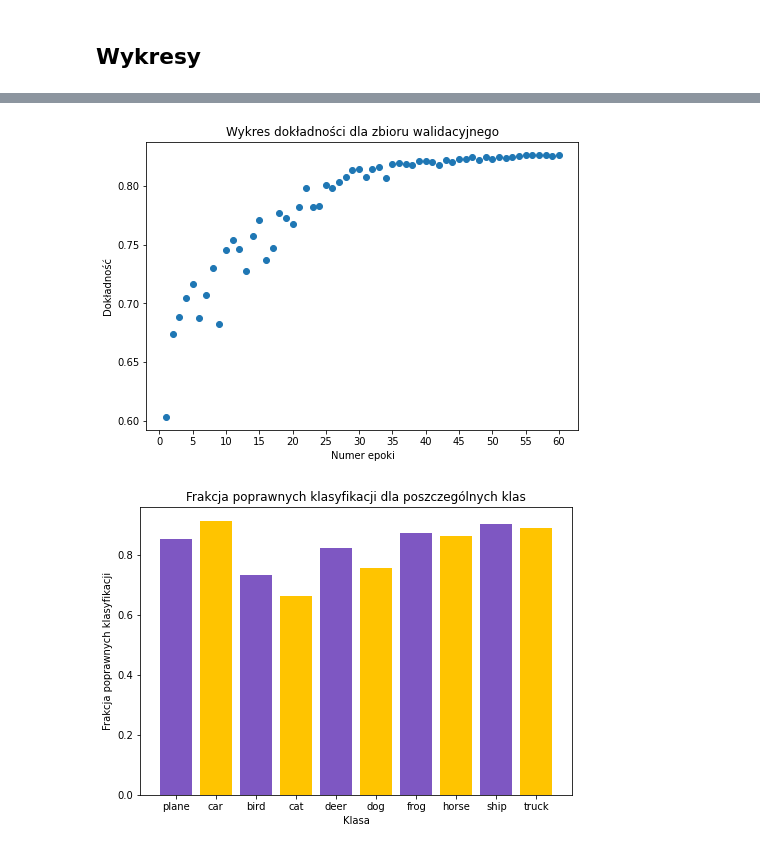
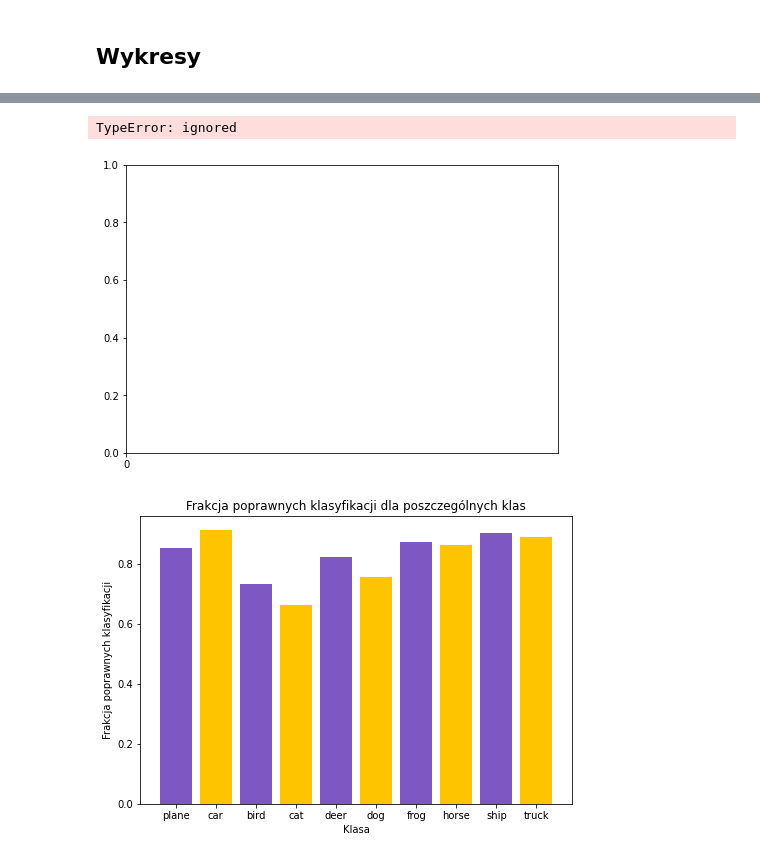
Before and after one commit to gvnbleid/2020-GUM, a Jupyter notebook: MGU_Projekt_2.ipynb, the cells around one changed output, grey strips where cells are left out. Saved outputs shown, nothing was run; the diff lists cells and outputs as text; code cells hidden in the pictures.

```diff
--- a/MGU_Projekt_2.ipynb
+++ b/MGU_Projekt_2.ipynb
@@ -325,7 +290,9 @@ if load_state:
 # %%
 #@title Metody augmentacji { run: "auto" }
 translation_checkbox = False #@param {type:"boolean"}
-flip_checkbox = False #@param {type:"boolean"}
+flip_checkbox = True #@param {type:"boolean"}
 rotation_checkbox = False #@param {type:"boolean"}
 noise_checkbox = False #@param {type:"boolean"}
+color_checkbox = True #@param {type:"boolean"}
+crop_checkbox = True #@param {type:"boolean"}
 # %%
@@ -349,24 +326,17 @@ if noise_checkbox:
 # %% [markdown]
 ## Wczytanie danych
 # %%
-transform = transforms.Compose(transforms_array)
-test_transform = transforms.Compose([
-                                     transforms.Resize(input_size),
-                                     transforms.ToTensor(),
-                                     transforms.Normalize(
-                                         [0.485, 0.456, 0.406],
-                                         [0.229, 0.224, 0.225]
-                                     )
-])
+transform_train = transforms.Compose(transforms_array_train)
+transform_test = transforms.Compose(transforms_array_test)
 
 trainset = torchvision.datasets.CIFAR10(root='./data', train=True,
-                                        download=True, transform=transform)
-trainloader = torch.utils.data.DataLoader(trainset, batch_size=10,
+                                        download=True, transform=transform_train)
+trainloader = torch.utils.data.DataLoader(trainset, batch_size=100,
                                           shuffle=True, num_workers=2)
 
 testset = torchvision.datasets.CIFAR10(root='./data', train=False,
-                                       download=True, transform=test_transform)
-testloader = torch.utils.data.DataLoader(testset, batch_size=10,
+                                       download=True, transform=transform_test)
+testloader = torch.utils.data.DataLoader(testset, batch_size=100,
                                          shuffle=False, num_workers=2)
 
 classes = ('plane', 'car', 'bird', 'cat',
@@ -559,11 +511,6 @@ def save_model():
 # %% [markdown]
 ## Uczenie sieci (kod Jacka)
 # %%
-import torch.optim as optim
-
-criterion = nn.CrossEntropyLoss()
-optimizer = optim.Adam(net.parameters(), lr = 0.000002, weight_decay=0.002)
-
 def update_classify_table(classify_table, predictions, labels):
         for lab, pred in zip(labels, predictions):
             classify_table[lab, pred] += 1
@@ -576,7 +523,10 @@ def train_step(last_epoch):
         net.train()
         optimizer.zero_grad()
         prediction = net(img)
-        loss = criterion(prediction[0], label)
+        if config == "Zmodyfikowany LeNet-5" or config == "Wlasna konfiguracja 1":
+          loss = criterion(prediction[0], label)
+        else:
+          loss = criterion(prediction, label)
         loss.backward()
         optimizer.step()
 
@@ -595,8 +545,12 @@ def print_accuracy():
             img = img.to(device)
             label = label.to(device)
             prediction = net(img)
-            loss += criterion(prediction[0], label)
-            _ , prediction = torch.max(prediction[0].data, 1)
+            if config == "Zmodyfikowany LeNet-5" or config == "Wlasna konfiguracja 1":
+              loss += criterion(prediction[0], label)
+              _ , prediction = torch.max(prediction[0].data, 1)
+            else:
+              loss += criterion(prediction, label)
+              _ , prediction = torch.max(prediction.data, 1)
             update_classify_table(classify_table, prediction, label.data)
             correct += torch.sum(prediction == label.data)
 
@@ -789,19 +748,20 @@ plt.show()
 # %%
 import matplotlib.pyplot as plt
 
 epochs = range(1, last_epoch + 1)
 
 fig = plt.figure()
 ax = fig.add_axes([0,0,1,1])
-ax.set_xticks(np.arange(0, last_epoch + 1, 5))
+ax.set_xticks(np.arange(0, last_epoch + 1))
 
-plt.scatter(epochs, acc_array)
+plt.scatter(epochs, test_acc_array)
 plt.title("Wykres dokładności dla zbioru walidacyjnego")
 plt.xlabel("Numer epoki")
 plt.ylabel("Dokładność")
 plt.show()
 # %% [output]
+TypeError: ignored
-[figure, old version]
+[figure, new version]
 # %%
 import copy
 classes = ('plane', 'car', 'bird', 'cat',
```
Also changed, not shown: parts of 19 cells of this notebook.
